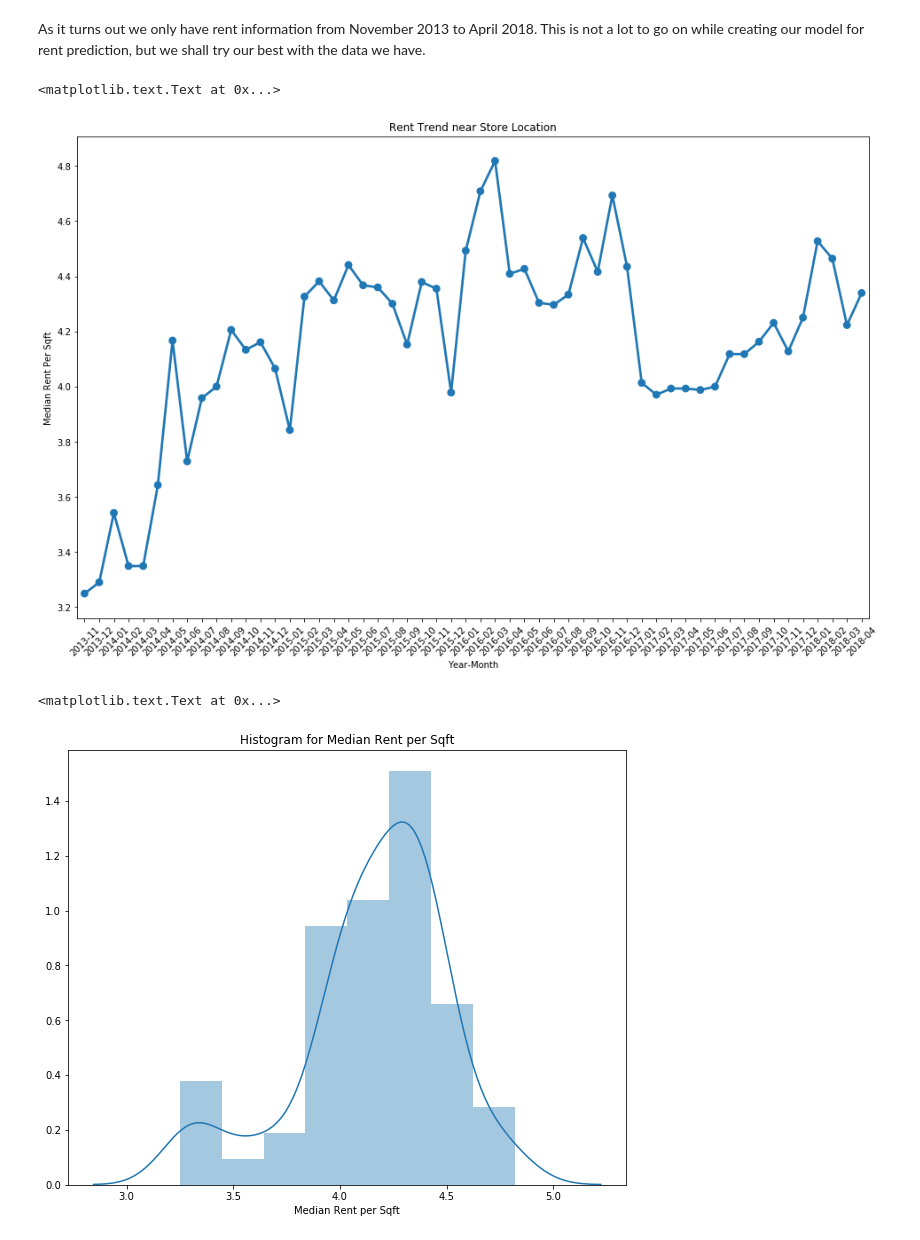
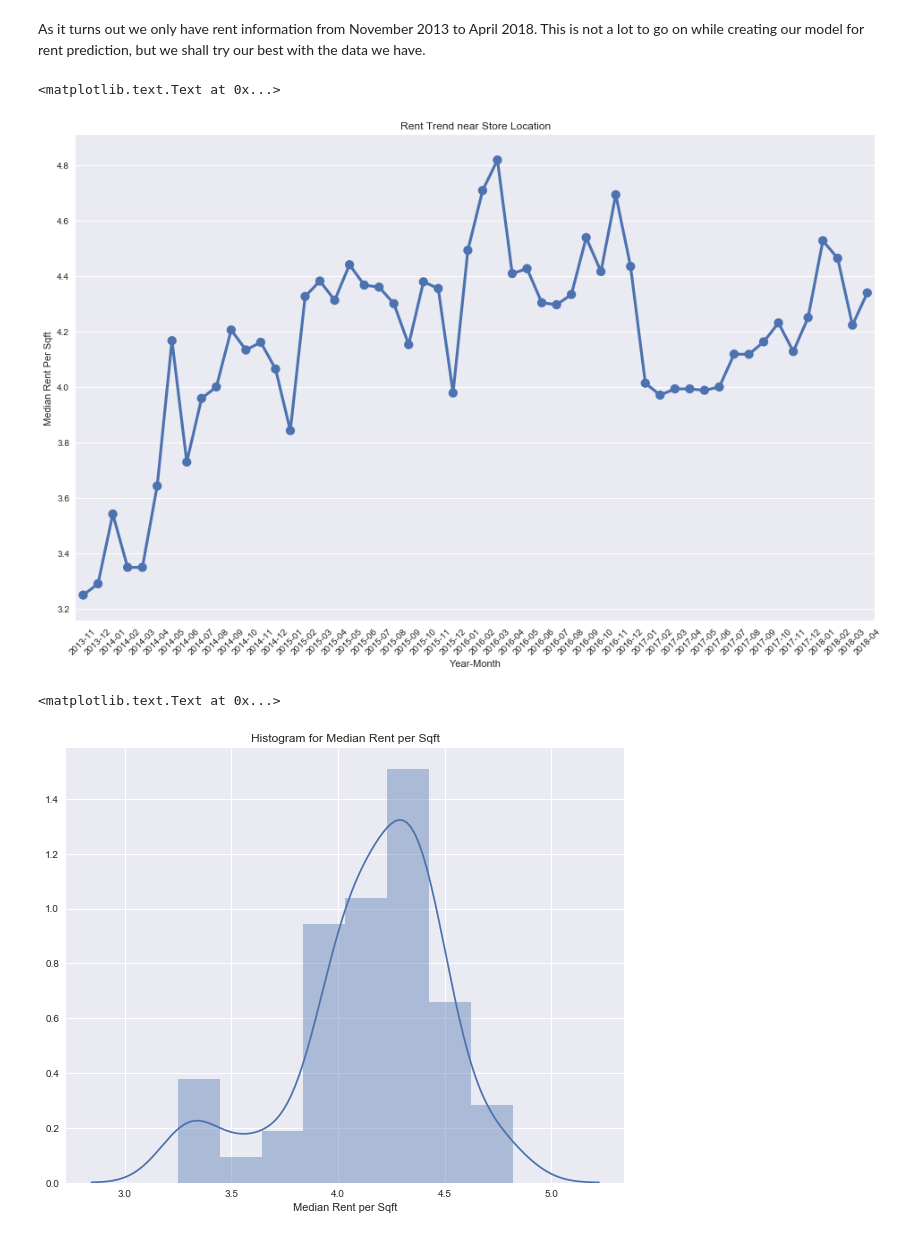
Before and after one commit to cmattey/VisaCaseStudy, a Jupyter notebook: VisaCaseStudy1.ipynb, the cells around one changed output. Saved outputs shown, nothing was run; the diff lists cells and outputs as text; code cells hidden in the pictures.

```diff
--- a/VisaCaseStudy1.ipynb
+++ b/VisaCaseStudy1.ipynb
@@ -60,6 +60,7 @@ import numpy as np
 
 import matplotlib.pyplot as plt
 import seaborn as sns
+sns.set()
 %matplotlib inline
 # %%
 crime_df = pd.read_csv('data/Police_Department_Incidents_-_Current_Year__2018_.csv')
@@ -679,18 +683,20 @@ shop_rent_df.head(8)
 As it turns out we only have rent information from November 2013 to April 2018. This is not a lot to go on while creating our model for rent prediction, but we shall try our best with the data we have.
 # %%
 fig, axs = plt.subplots(figsize= (16,10))
-sns.pointplot(x=shop_rent_df.index[6:], y = shop_rent_df.iloc[6:,0], data=shop_rent_df,figsize = (10,10),ax = axs)
+sns.pointplot(x=shop_rent_df.index[6:], y = shop_rent_df.iloc[6:,0],
+              data=shop_rent_df,
+              markers=['o'],ax = axs)
 axs.set_xlabel('Year-Month')
 axs.set_xticklabels(labels=shop_rent_df.index[6:], rotation = 45)
 axs.set_ylabel('Median Rent Per Sqft')
 axs.set_title('Rent Trend near Store Location')
 # %% [output]
 <matplotlib.text.Text at 0x...>
-[figure, old version]
+[figure, new version]
 # %%
 fig,axs = plt.subplots(figsize = (10,8))
 sns.distplot(shop_rent_df.iloc[6:,0],axlabel='Median Rent per Sqft',ax = axs)
 axs.set_title('Histogram for Median Rent per Sqft')
 # %% [output]
 <matplotlib.text.Text at 0x...>
-[figure, old version]
+[figure, new version]
```
Also changed, not shown: parts of 42 cells of this notebook.
